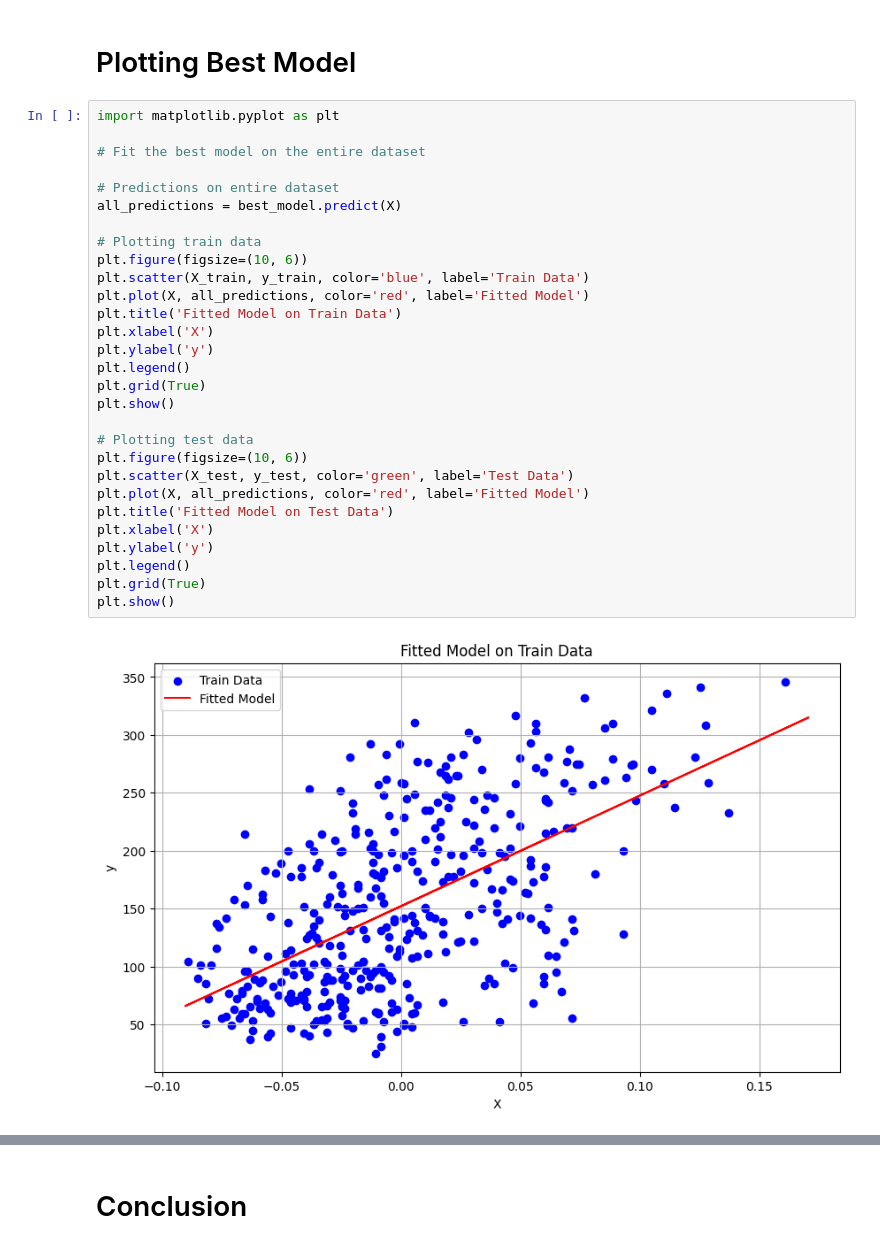
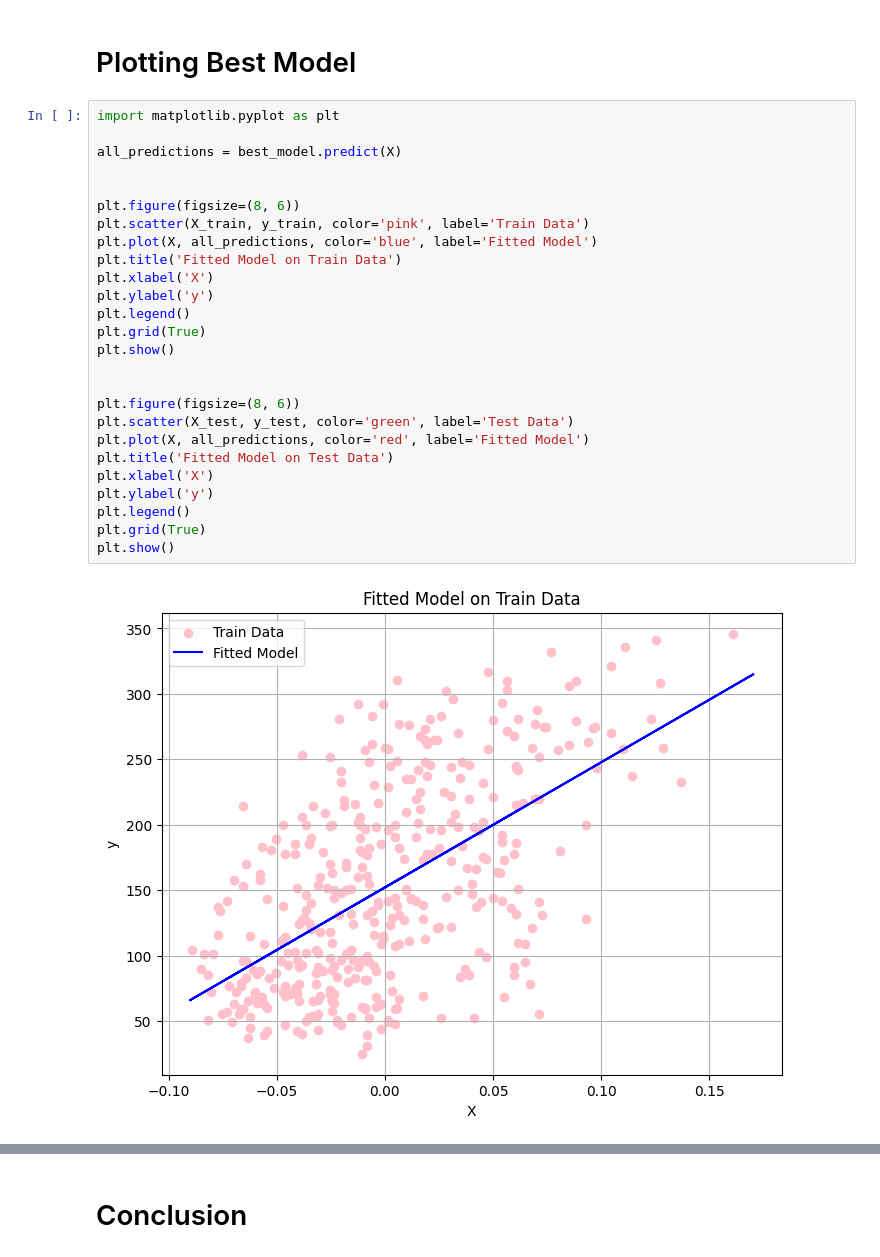
Before and after one commit to sumitsandhu/CSCN8010-labs, a Jupyter notebook: Lab_5.ipynb, the cells around one changed output, grey strips where cells are left out. Saved outputs shown, nothing was run; the diff lists cells and outputs as text.

```diff
--- a/Lab_5.ipynb
+++ b/Lab_5.ipynb
@@ -393,31 +393,28 @@ MAE on Test Set: 51.15
 # %%
 import matplotlib.pyplot as plt
 
-# Fit the best model on the entire dataset
-
-# Predictions on entire dataset
 all_predictions = best_model.predict(X)
 
-# Plotting train data
-plt.figure(figsize=(10, 6))
-plt.scatter(X_train, y_train, color='blue', label='Train Data')
-plt.plot(X, all_predictions, color='red', label='Fitted Model')
+
+plt.figure(figsize=(8, 6))
+plt.scatter(X_train, y_train, color='pink', label='Train Data')
+plt.plot(X, all_predictions, color='blue', label='Fitted Model')
 plt.title('Fitted Model on Train Data')
 plt.xlabel('X')
 plt.ylabel('y')
 plt.legend()
 plt.grid(True)
 plt.show()
 
-# Plotting test data
-plt.figure(figsize=(10, 6))
+
+plt.figure(figsize=(8, 6))
 plt.scatter(X_test, y_test, color='green', label='Test Data')
 plt.plot(X, all_predictions, color='red', label='Fitted Model')
 plt.title('Fitted Model on Test Data')
 plt.xlabel('X')
 plt.ylabel('y')
 plt.legend()
 plt.grid(True)
 plt.show()
 # %% [output]
-[figure, old version]
+[figure, new version]
```
Also changed, not shown: parts of 1 cell of this notebook.
